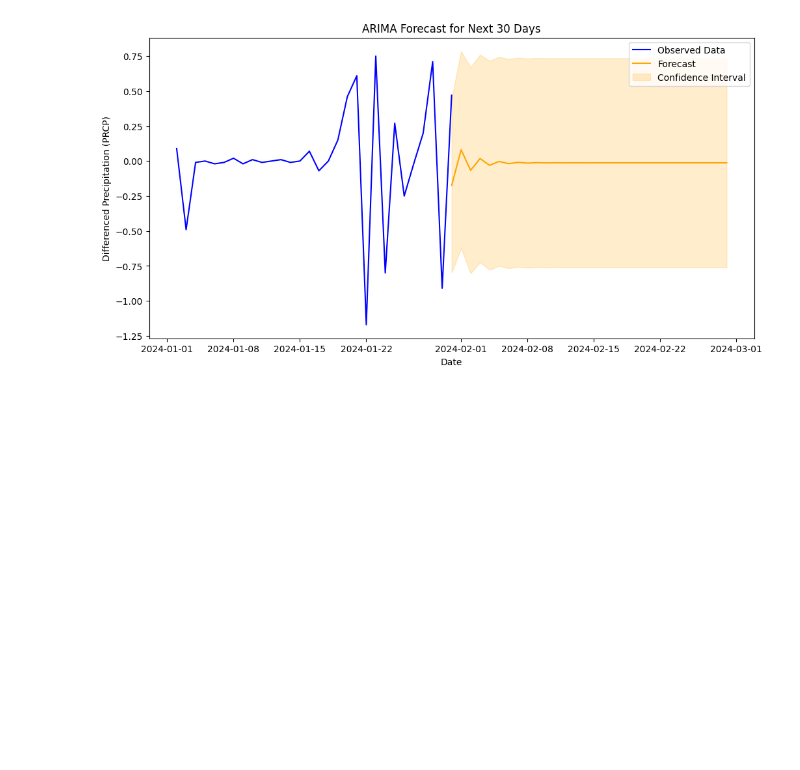
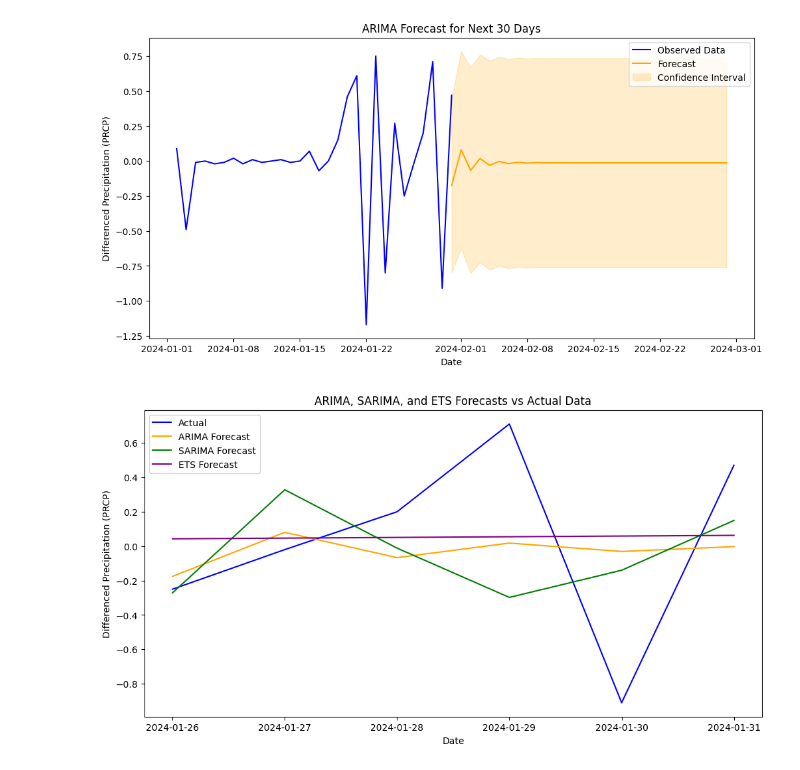
Before and after one commit to akkshaykumar/MajorProject, a Jupyter notebook: TAOct2416 (4) (2).ipynb, the cells around one changed output. Drawn from its saved outputs; the diff is of its cells as text; code cells hidden in the pictures; blank space fills up the shorter version.

```diff
--- a/TAOct2416 (4) (2).ipynb
+++ b/TAOct2416 (4) (2).ipynb
@@ -343,3 +343,29 @@ plt.legend()
 plt.show()
 # %% [output]
 [figure]
+# %%
+from statsmodels.tsa.holtwinters import ExponentialSmoothing
+
+# Fit Exponential Smoothing Model
+ets_model = ExponentialSmoothing(
+    train_data,
+    trend='add',
+    seasonal=None,
+    seasonal_periods=None
+)
+ets_fit = ets_model.fit()
+ets_forecast = ets_fit.forecast(steps=len(test_data))
+
+# Plot Actual vs Predicted
+plt.figure(figsize=(12, 6))
+plt.plot(test_data.index, test_data, label='Actual', color='blue')
+plt.plot(test_data.index, arima_forecast, label='ARIMA Forecast', color='orange')
+plt.plot(test_data.index, sarima_forecast, label='SARIMA Forecast', color='green')
+plt.plot(test_data.index, ets_forecast, label='ETS Forecast', color='purple')
+plt.title('ARIMA, SARIMA, and ETS Forecasts vs Actual Data')
+plt.xlabel('Date')
+plt.ylabel('Differenced Precipitation (PRCP)')
+plt.legend()
+plt.show()
+# %% [output]
+[figure, added]
```
Also changed, not shown: parts of 2 cells of this notebook.
